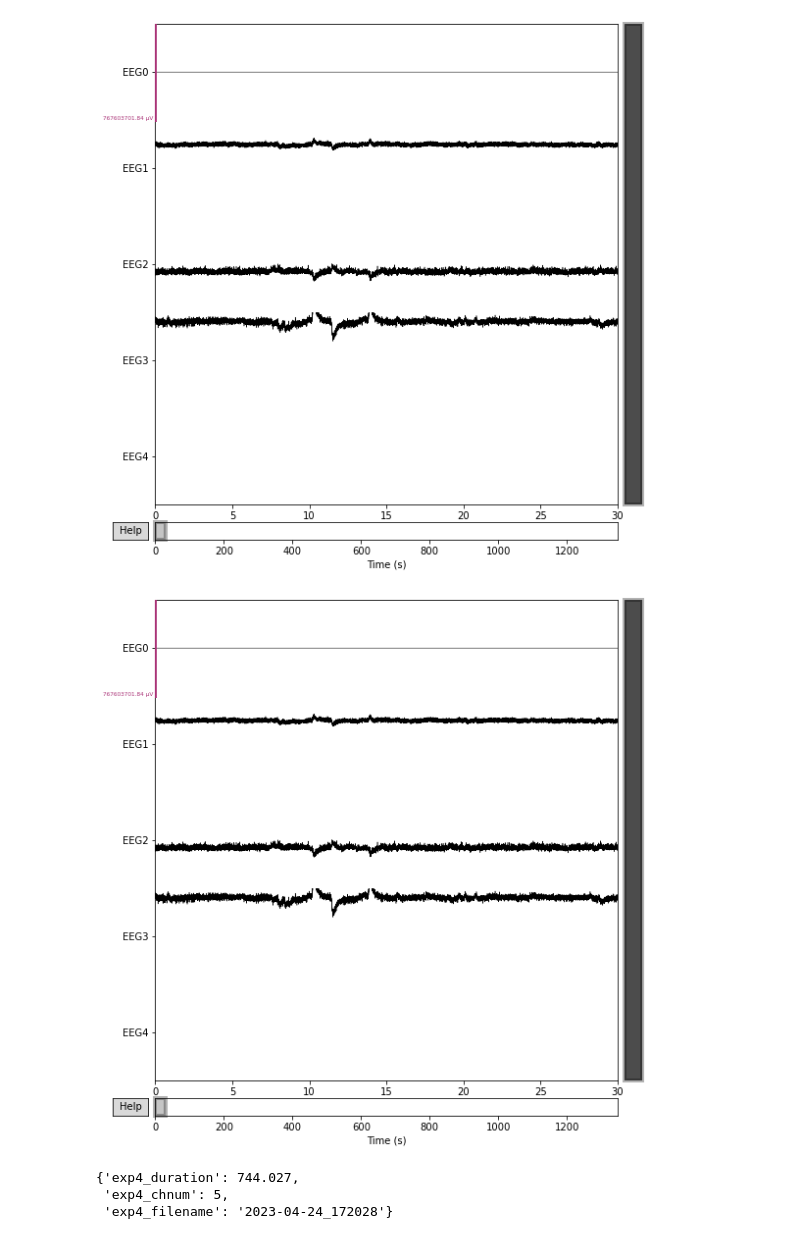
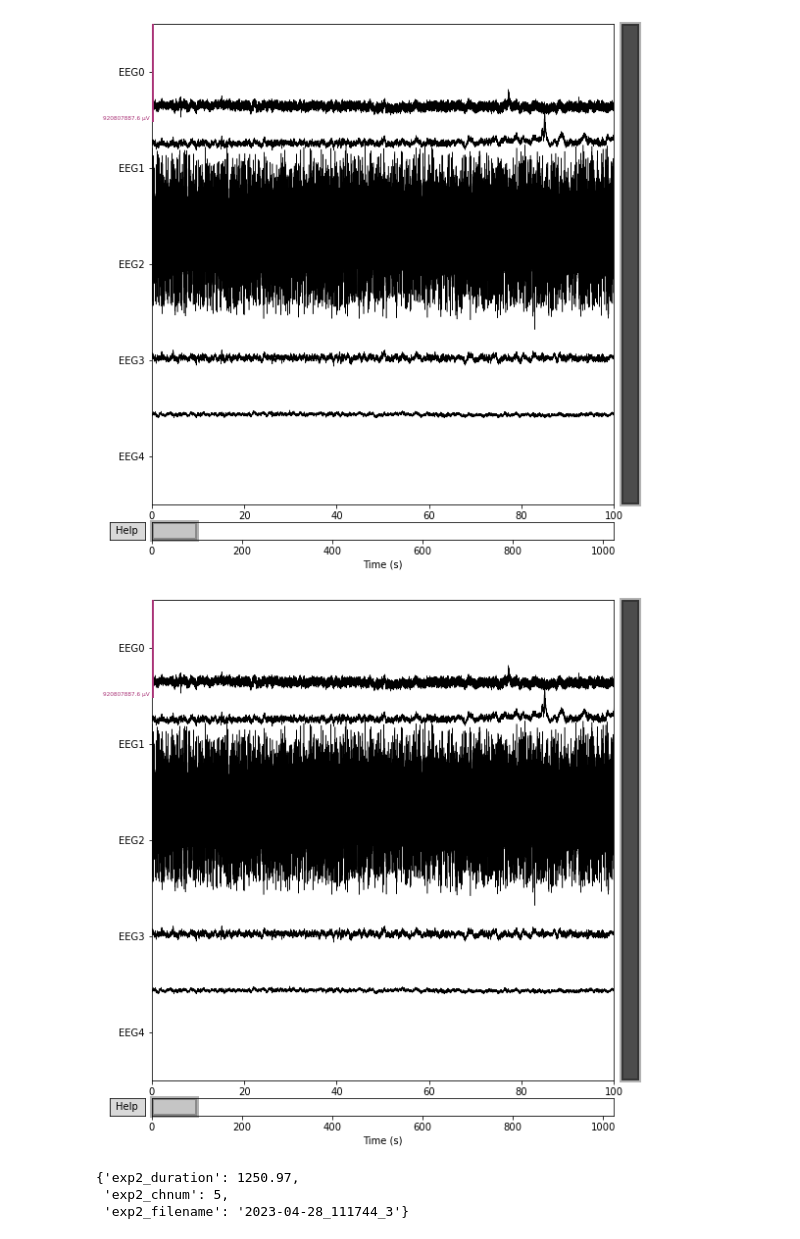
Before and after one commit to holdmeplease/BIS_EEG, a Jupyter notebook: read_data.ipynb, the cells around one changed output. Saved outputs shown, nothing was run; the diff lists cells and outputs as text; code cells hidden in the pictures.

```diff
--- a/read_data.ipynb
+++ b/read_data.ipynb
@@ -14,7 +14,10 @@ import scipy.signal as signal
 # %%
 # change the path_root here
 # path_root = '/Volumes/homes/_NeuralData/Changgung_BIS/4.13'
-path_root = '/Volumes/homes/_NeuralData/Changgung_BIS/4.24'
+# path_root = '/Volumes/homes/_NeuralData/Changgung_BIS/4.24'
+# path_root = '/Volumes/homes/_NeuralData/Changgung_BIS/4.28'
+path_root = '/Users/zhangchao/Downloads/data_tmp/0428'
+
 # path_root = 'Other path'
 
 fs = 1000
@@ -34,8 +33,8 @@ data_info = {}
 exp = os.listdir(path_root)
 exp.sort()
 
-# for i in range(len(exp)):
-for i in range(3,4):
+for i in range(len(exp)):
+# for i in range(4,5):
     path_tmp = '{}/{}/EP'.format(path_root, exp[i])
     print('path_tmp', path_tmp)
     if os.path.exists(path_tmp):
@@ -56,7 +55,7 @@ for i in range(3,4):
     eeg = np.array(eeg)
 
     # eeg -= eeg[0,:]
-    eeg -= np.mean(eeg[[0,1,3,4], :], axis=0)
+    # eeg -= np.mean(eeg[[0,1,3,4], :], axis=0)
 
     print('eeg.shape', eeg.shape)
     print('duration(s):', eeg.shape[1]/fs)
@@ -80,10 +79,10 @@ for i in range(3,4):
     # fig.savefig('./figs/exp{}_eeg.png'.format(i+1), dpi=300)
     fig, ax = plt.subplots(figsize=(8, 4))
     my_raw.plot_psd(fmax=499, average=True, ax=ax)
-    fig.savefig('./figs/4.24/exp{}_psd.png'.format(i), dpi=300)
+    # fig.savefig('./figs/4.24/exp{}_psd.png'.format(i), dpi=300)
 
     for c in ch_names:
         fig, ax = plt.subplots(figsize=(8, 4))
         my_raw.plot_psd(fmax=499, average=False, picks=[c], ax=ax)
-        fig.savefig('./figs/4.24/exp{}_psd_ch{}.png'.format(i, c), dpi=300)
+        # fig.savefig('./figs/4.24/exp{}_psd_ch{}.png'.format(i, c), dpi=300)
 # %% [output]
@@ -127,14 +122,14 @@ Need more than one channel to make topography for eeg. Disabling interactivity.
 # %%
-my_raw.plot(start=0, duration=30, remove_dc=False, scalings='auto')
+my_raw.plot(start=0, duration=100, remove_dc=False, scalings='auto')
 # %% [output]
-[figure, old version]
+[figure, new version]
-[figure, old version]
+[figure, new version]
 # %%
 data_info
 # %% [output]
-{'exp4_duration': 744.027,
- 'exp4_chnum': 5,
- 'exp4_filename': '2023-04-24_172028'}
+{'exp2_duration': 1250.97,
+ 'exp2_chnum': 5,
+ 'exp2_filename': '2023-04-28_111744_3'}
 # %%
 eeg.shape
 # %% [output]
```
Also changed, not shown: parts of 6 cells of this notebook.
